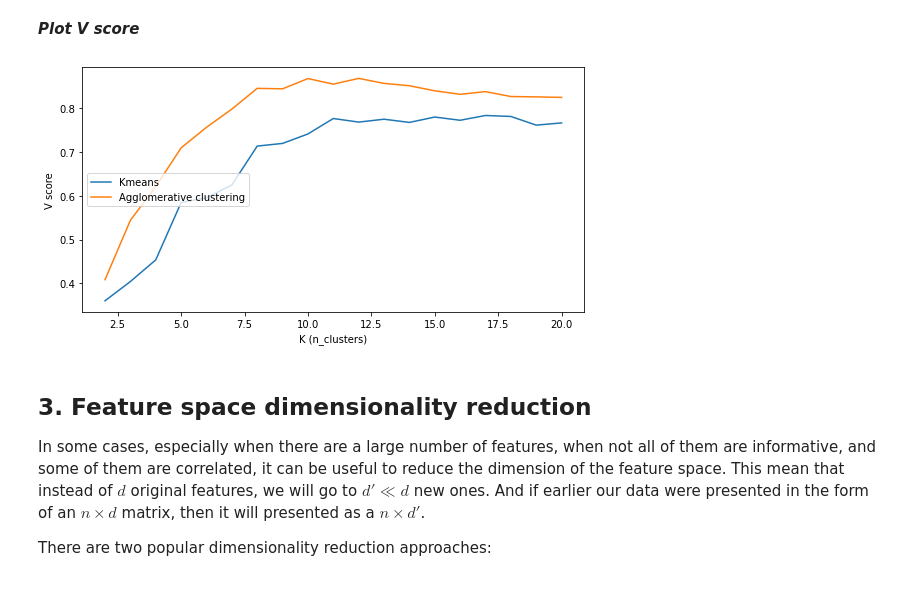
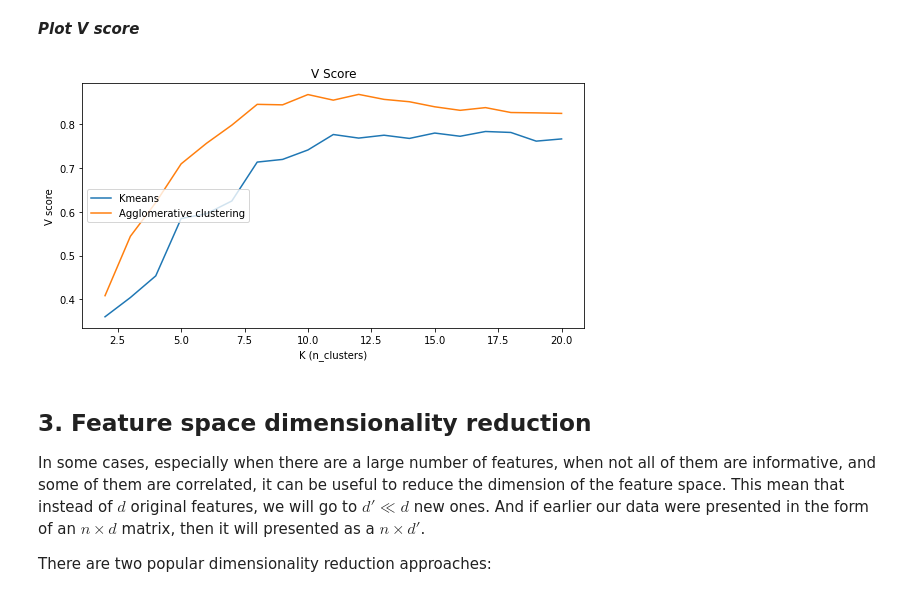
Before and after one commit to drnaida/rsschool-machine-learning-course, a Jupyter notebook: clustering.ipynb, the cells around one changed output. Saved outputs shown, nothing was run; the diff lists cells and outputs as text; code cells hidden in the pictures.

```diff
--- a/clustering.ipynb
+++ b/clustering.ipynb
@@ -227,8 +227,8 @@ Now we will use two popular algorithms: hierarchical clustering and $K$-means cl
 # %%
 from sklearn.cluster import KMeans
 from sklearn.cluster import AgglomerativeClustering
-clustering = AgglomerativeClustering(n_clusters=10).fit(X)
-hierarchical_labels = clustering.labels_
+hierarchical_clustering = AgglomerativeClustering(n_clusters=10).fit(X)
+hierarchical_labels = hierarchical_clustering.labels_
 kmeans = KMeans(n_clusters=10, random_state=42).fit(X)
 kmeans_labels = kmeans.labels_
 # %%
@@ -296,14 +296,12 @@ The implementation of this metric in the `scikit-learn` is the `silhouette_score
 from sklearn.metrics import silhouette_score
 silhoutte_score_kmeans = []
 silhoutte_score_agglomerative_clustering = []
-for n_clusters in range(2, 21):
-    #hierarhical clustering
-    clustering = AgglomerativeClustering(n_clusters=n_clusters).fit(X)
-    hierarchical_labels = clustering.labels_
+number_of_clusters = range(2, 21)
+for n_clusters in number_of_clusters:
+    hierarchical_clustering = AgglomerativeClustering(n_clusters=n_clusters).fit(X)
+    hierarchical_labels = hierarchical_clustering.labels_
     silhoutte_score_agglomerative_clustering.append(silhouette_score(X, hierarchical_labels))
 
-    #kmeans
     kmeans = KMeans(n_clusters=n_clusters, random_state=42).fit(X)
     kmeans_labels = kmeans.labels_
     silhoutte_score_kmeans.append(silhouette_score(X, kmeans_labels))
-hierarchical_labels
@@ -335,10 +331,11 @@ Since we know what digit each image is (`y` array), we can compare the clusterin
 from sklearn.metrics import v_measure_score
 v_measure_score_kmeans = []
 v_measure_score_agglomerative_clustering = []
-for n_clusters in range(2, 21):
+number_of_clusters = range(2, 21)
+for n_clusters in number_of_clusters:
     #hierarhical clustering
-    clustering = AgglomerativeClustering(n_clusters=n_clusters).fit(X)
-    hierarchical_labels = clustering.labels_
+    hierarchical_clustering = AgglomerativeClustering(n_clusters=n_clusters).fit(X)
+    hierarchical_labels = hierarchical_clustering.labels_
     v_measure_score_agglomerative_clustering.append(v_measure_score(y, hierarchical_labels))
 
     #kmeans
@@ -349,16 +346,16 @@ for n_clusters in range(2, 21):
 **_Plot V score_**
 # %%
 plt.figure(figsize=(9, 4.5))
-x_axis = [2, 3, 4, 5, 6, 7, 8, 9, 10, 11, 12, 13, 14, 15, 16, 17, 18, 19, 20]
+x_axis = number_of_clusters
 plt.plot(x_axis, v_measure_score_kmeans, label='Kmeans')
 plt.plot(x_axis, v_measure_score_agglomerative_clustering, color='C1', label='Agglomerative clustering')
-plt.title('')
+plt.title('V Score')
 plt.xlabel('K (n_clusters)')
 plt.ylabel('V score')
 plt.legend(loc='center left')
 plt.show()
 # %% [output]
-[figure, old version]
+[figure, new version]
 # %% [markdown]
 ## 3. Feature space dimensionality reduction
 
```
Also changed, not shown: parts of 5 cells of this notebook.
